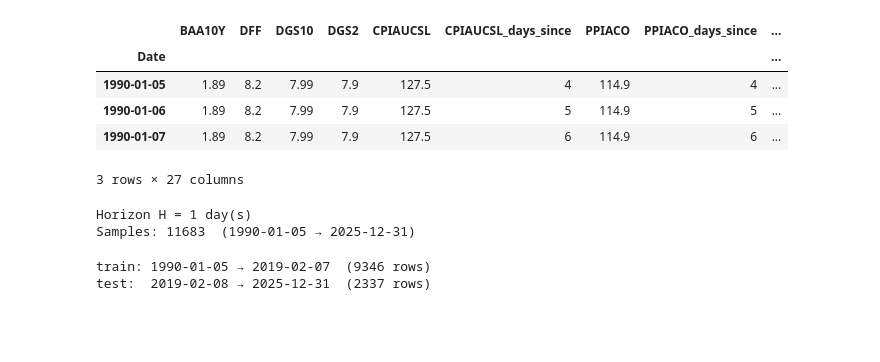
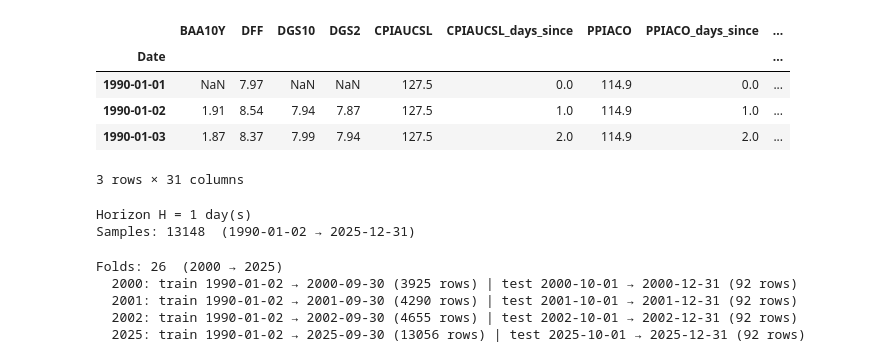
Before and after one commit to 2tmb2/CorporateBondSpreadPrediction, a Jupyter notebook: models/with-recessions/randomforest-with-recessions.ipynb, the cells around one changed output. Drawn from its saved outputs; the diff is of its cells as text; code cells hidden in the pictures; blank space fills up the shorter version.

Commit message:
Random Forest added back the target value for the current day.

```diff
--- a/models/with-recessions/randomforest-with-recessions.ipynb
+++ b/models/with-recessions/randomforest-with-recessions.ipynb
@@ -5,15 +5,15 @@ import matplotlib.pyplot as plt
 from sklearn.metrics import mean_absolute_error, mean_squared_error
 from sklearn.ensemble import RandomForestRegressor
 # %%
-df = pd.read_csv('./data/dataset.csv', parse_dates=['Date']).set_index('Date').sort_index()
+df = pd.read_csv('../../data/dataset.csv', parse_dates=['Date']).set_index('Date').sort_index()
 df.head(3)
 # %% [output]
 |  | BAA10Y | DFF | DGS10 | DGS2 | CPIAUCSL | CPIAUCSL_days_since | PPIACO | PPIACO_days_since | ... |
 | Date |  |  |  |  |  |  |  |  | ... |
-| 1990-01-05 | 1.89 | 8.2 | 7.99 | 7.9 | 127.5 | 4 | 114.9 | 4 | ... |
-| 1990-01-06 | 1.89 | 8.2 | 7.99 | 7.9 | 127.5 | 5 | 114.9 | 5 | ... |
-| 1990-01-07 | 1.89 | 8.2 | 7.99 | 7.9 | 127.5 | 6 | 114.9 | 6 | ... |
+| 1990-01-01 | NaN | 7.97 | NaN | NaN | 127.5 | 0.0 | 114.9 | 0.0 | ... |
+| 1990-01-02 | 1.91 | 8.54 | 7.94 | 7.87 | 127.5 | 1.0 | 114.9 | 1.0 | ... |
+| 1990-01-03 | 1.87 | 8.37 | 7.99 | 7.94 | 127.5 | 2.0 | 114.9 | 2.0 | ... |
-3 rows × 27 columns
+3 rows × 31 columns
 # %%
 # Forecast horizon (days ahead). Change this to forecast further out.
 H = 1
@@ -23,6 +23,7 @@ H = 1
 y_future = df['BAA10Y'].shift(-H)
 y_now    = df['BAA10Y']
 X_full   = df.drop(columns=['BAA10Y'])
+X_full['BAA10Y_current'] = df['BAA10Y']  # current spread as explicit feature
 
 # Drop rows where either the current spread (needed for naive baseline)
 # or the future spread (the target) is NaN.
@@ -35,22 +36,44 @@ print(f"Horizon H = {H} day(s)")
 print(f"Samples: {len(y)}  ({y.index.min().date()} → {y.index.max().date()})")
 # %% [output]
 Horizon H = 1 day(s)
-Samples: 11683  (1990-01-05 → 2025-12-31)
+Samples: 13148  (1990-01-02 → 2025-12-31)
 # %%
-# Chronological split — NEVER shuffle time-series data.
-# OOB error from the forest plays the role of validation (each sample is
-# scored by the trees that didn't see it), so we only need a held-out test
-# set. This frees up ~15% more data for training.
-n = len(y)
-train_end = int(n * 0.8)
+# Walk-forward expanding-window CV aligned to calendar year:
+#   train: all data from start through Sep 30 of year Y  (expanding)
+#   test:  Oct 1 – Dec 31 of year Y  (≈ 3 months)
+# Starting from 2000 ensures at least 10 years of training data in every fold.
 
-X_train, X_test = X.iloc[:train_end], X.iloc[train_end:]
-y_train, y_test = y.iloc[:train_end], y.iloc[train_end:]
-y_t_test        = y_t.iloc[train_end:]   # current spread, kept for naive-baseline comparison
+start_eval_year = 2000
 
-print(f"train: {y_train.index.min().date()} → {y_train.index.max().date()}  ({len(y_train)} rows)")
-print(f"test:  {y_test.index.min().date()} → {y_test.index.max().date()}  ({len(y_test)} rows)")
+folds = []
+for year in range(start_eval_year, y.index.year.max() + 1):
+    train_end  = pd.Timestamp(f"{year}-09-30")
+    test_start = pd.Timestamp(f"{year}-10-01")
+    test_end   = pd.Timestamp(f"{year}-12-31")
+
+    train_mask = X.index <= train_end
+    test_mask  = (X.index >= test_start) & (X.index <= test_end)
+
+    if train_mask.sum() > 0 and test_mask.sum() > 0:
+        folds.append({
+            'year':     year,
+            'X_train':  X.loc[train_mask],
+            'y_train':  y.loc[train_mask],
+            'X_test':   X.loc[test_mask],
+            'y_test':   y.loc[test_mask],
+            'y_t_test': y_t.loc[test_mask],
+        })
+
+print(f"Folds: {len(folds)}  ({folds[0]['year']} → {folds[-1]['year']})")
+for f in folds[:3] + [folds[-1]]:
+    print(f"  {f['year']}: train {f['X_train'].index.min().date()} → "
+          f"{f['X_train'].index.max().date()} ({len(f['X_train'])} rows) | "
+          f"test {f['X_test'].index.min().date()} → "
+          f"{f['X_test'].index.max().date()} ({len(f['X_test'])} rows)")
 # %% [output]
-train: 1990-01-05 → 2019-02-07  (9346 rows)
-test:  2019-02-08 → 2025-12-31  (2337 rows)
+Folds: 26  (2000 → 2025)
+  2000: train 1990-01-02 → 2000-09-30 (3925 rows) | test 2000-10-01 → 2000-12-31 (92 rows)
+  2001: train 1990-01-02 → 2001-09-30 (4290 rows) | test 2001-10-01 → 2001-12-31 (92 rows)
+  2002: train 1990-01-02 → 2002-09-30 (4655 rows) | test 2002-10-01 → 2002-12-31 (92 rows)
+  2025: train 1990-01-02 → 2025-09-30 (13056 rows) | test 2025-10-01 → 2025-12-31 (92 rows)
 # %%
```
Also changed, not shown: parts of 5 cells of this notebook, 1 other file.
